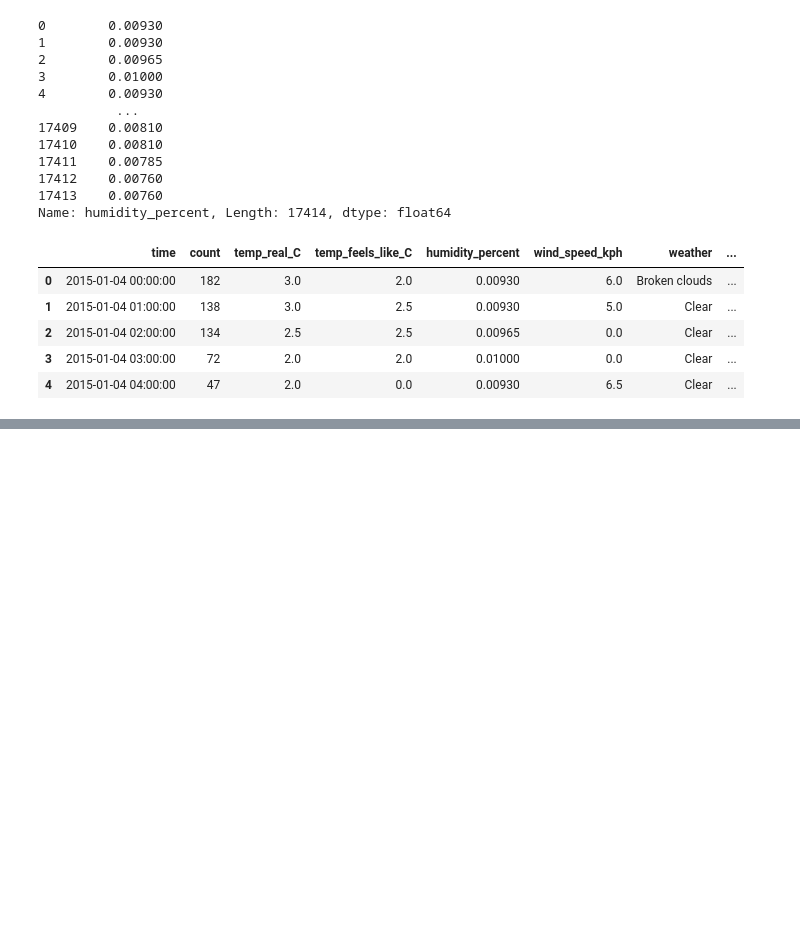
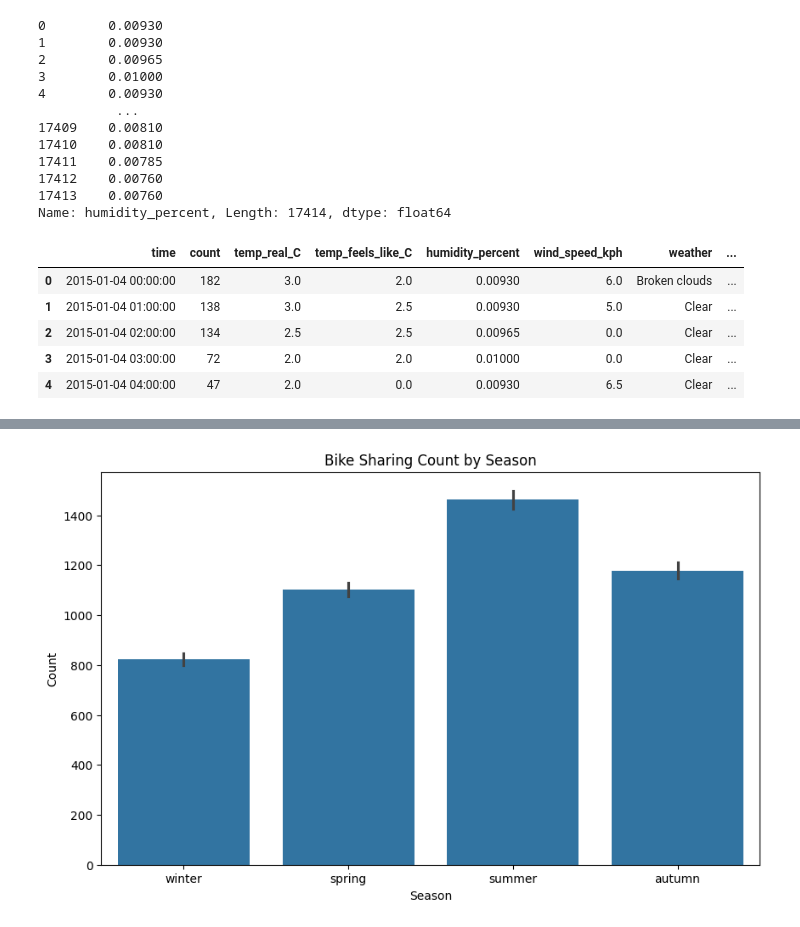
Before and after one commit to Tanay-Dwivedi/London-Bike-Sharing-Data-Analysis, a Jupyter notebook: london_bike_sharing_data_analysis.ipynb, the cells around one changed output, grey strips where cells are left out. Saved outputs shown, nothing was run; the diff lists cells and outputs as text; code cells hidden in the pictures; blank space fills up the shorter version.

```diff
--- a/london_bike_sharing_data_analysis.ipynb
+++ b/london_bike_sharing_data_analysis.ipynb
@@ -183,0 +212,11 @@ df.head()
+# %%
+# Analysis of Bike Sharing Count by Season
+
+plt.figure(figsize=(10, 6))
+sb.barplot(data=df, x='season', y='count')
+plt.title('Bike Sharing Count by Season')
+plt.xlabel('Season')
+plt.ylabel('Count')
+plt.show()
+# %% [output]
+[figure, added]
```
Also changed, not shown: parts of 4 cells of this notebook, 1 other file.
